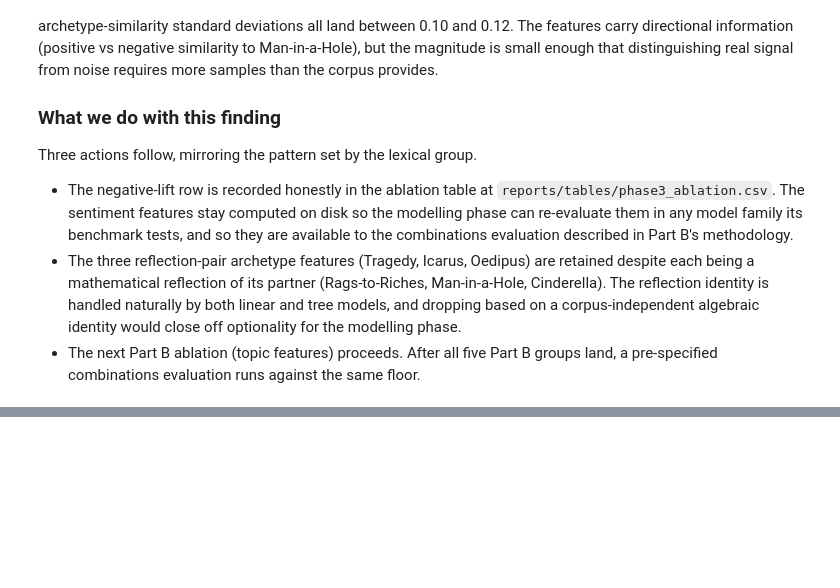
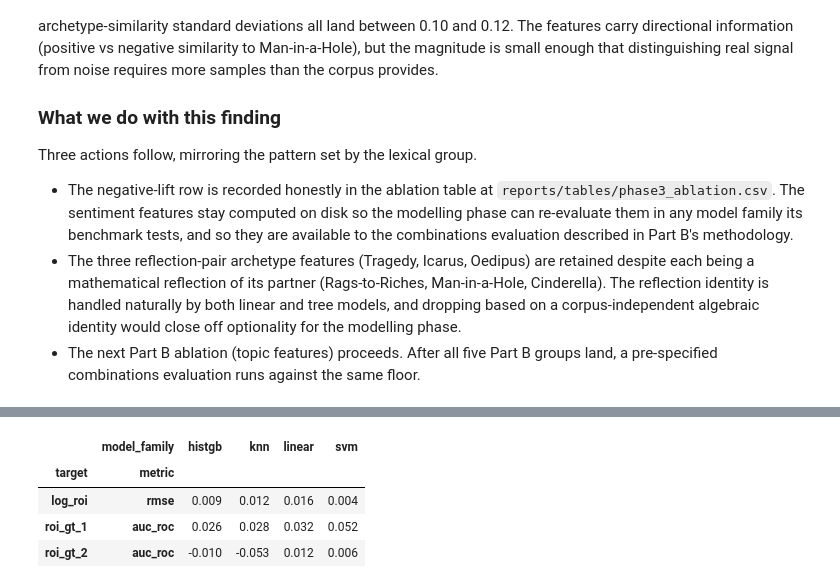
Before and after one commit to cat04MSBA/MSBA_315_Final_Project, a Jupyter notebook: notebooks/phase_3.ipynb, the cells around one changed output, grey strips where cells are left out. Drawn from its saved outputs; the diff is of its cells as text; code cells hidden in the pictures; blank space fills up the shorter version.

Commit message:
Phase 3 Notebook

```diff
--- a/notebooks/phase_3.ipynb
+++ b/notebooks/phase_3.ipynb
@@ -1250,0 +1427,23 @@ lexical group.
+# %%
+ablation = pd.read_csv(paths.REPORTS_TABLES_DIR / "phase3_ablation.csv")
+topic = ablation[ablation["feature_group"] == "topic"]
+
+headline = topic[
+    (topic["eval_set"] == "oof")
+    & (
+        ((topic["target"] == "log_roi") & (topic["metric"] == "rmse"))
+        | ((topic["target"].isin(["roi_gt_1", "roi_gt_2"])) & (topic["metric"] == "auc_roc"))
+    )
+].copy()
+headline["lift"] = headline["lift"].round(3)
+headline.pivot_table(
+    index=["target", "metric"],
+    columns="model_family",
+    values="lift",
+)
+# %% [output]
+|  | model_family | histgb | knn | linear | svm |
+| target | metric |  |  |  |  |
+| log_roi | rmse | 0.009 | 0.012 | 0.016 | 0.004 |
+| roi_gt_1 | auc_roc | 0.026 | 0.028 | 0.032 | 0.052 |
+| roi_gt_2 | auc_roc | -0.010 | -0.053 | 0.012 | 0.006 |
```
Also changed, not shown: parts of 29 cells of this notebook, 1 other file.
